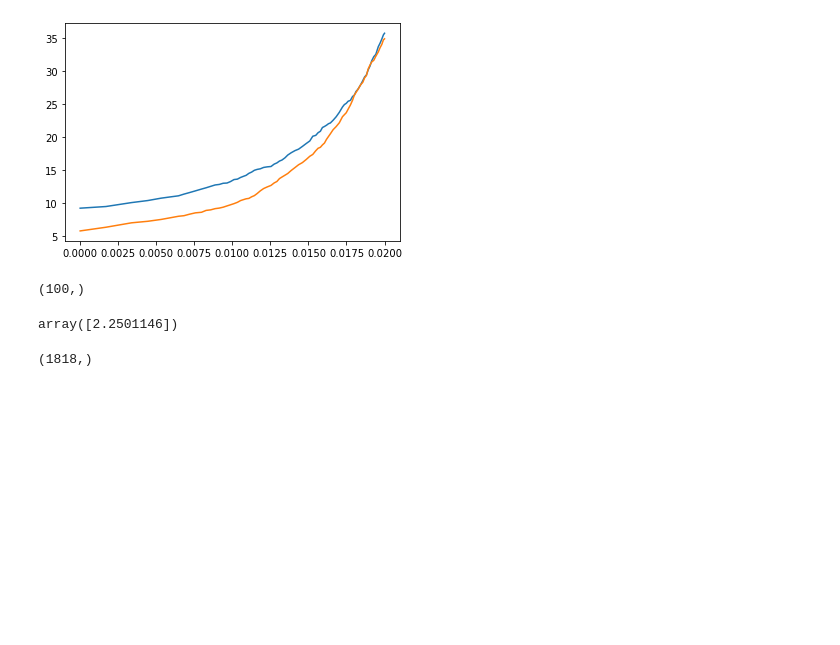
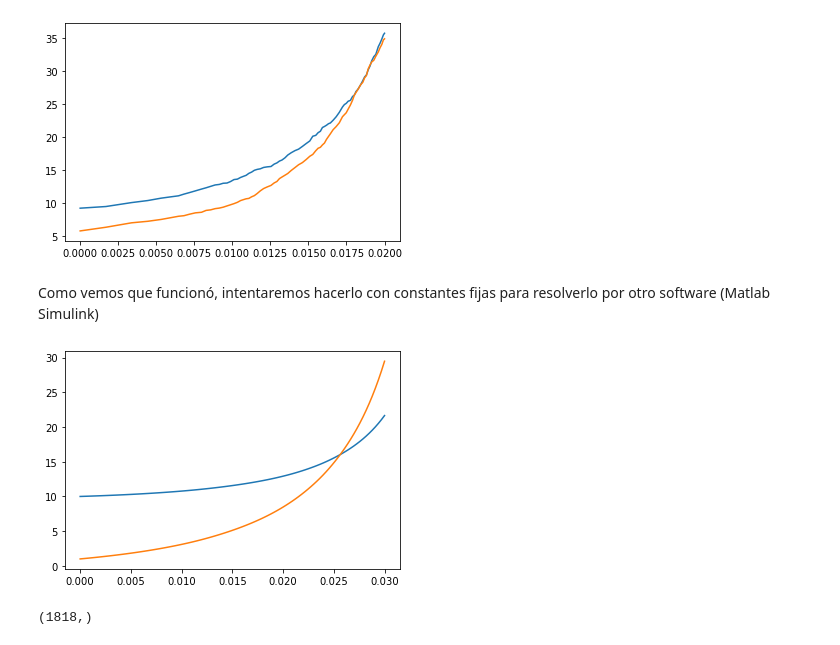
Before and after one commit to RafaSanCed/Tesis-Maestria, a Jupyter notebook: Creación de bases de datos.ipynb, the cells around one changed output. Saved outputs shown, nothing was run; the diff lists cells and outputs as text; code cells hidden in the pictures; blank space fills up the shorter version.

Commit message:
Comparar resultados creados en python con Matlab

```diff
--- a/Creación de bases de datos.ipynb
+++ b/Creación de bases de datos.ipynb
@@ -123,14 +99,50 @@ plt.plot(tiempo,var2)
 plt.show()
 # %% [output]
 [figure]
-# %%
-t.shape
-# %% [output]
-(100,)
+# %% [markdown]
+Como vemos que funcionó, intentaremos hacerlo con constantes fijas para resolverlo por otro software (Matlab Simulink)
 # %%
-Y
+def f(t,y):
+    #constantes
+    a=1
+    b=2
+    c=3
+    d=4
+    e=5
+    f=6
+    g=7
+    h=8
+
+    #asignar a cada ODE a un elemento de vector
+    X=y[0]
+    Y=y[1]
+
+    #definimos cada ODE
+    dX_dt=a*X+b*Y+c*X*Y+d
+    dY_dt=e*X+f*Y+g*X*Y+h
+
+    return [dX_dt,dY_dt]
+
+#Declaramos el vector de tiempo
+t_span=[0,0.03]
+times=np.linspace(t_span[0], t_span[1], 100)
+
+#Definimos las condiciones iniciales
+y0=np.array([10,1])
+
+
+#Resolvemos
+sol=solve_ivp(f, t_span, y0,t_eval=times)
+tiempo= sol.t
+var1= sol.y[0]
+var2= sol.y[1]
+
+#Graficamos
+plt.plot(tiempo,var1)
+plt.plot(tiempo,var2)
+plt.show()
 # %% [output]
-array([2.2501146])
+[figure, added]
 # %%
 Y.shape
 # %% [output]
```
Also changed, not shown: parts of 2 cells of this notebook, 2 other files.
